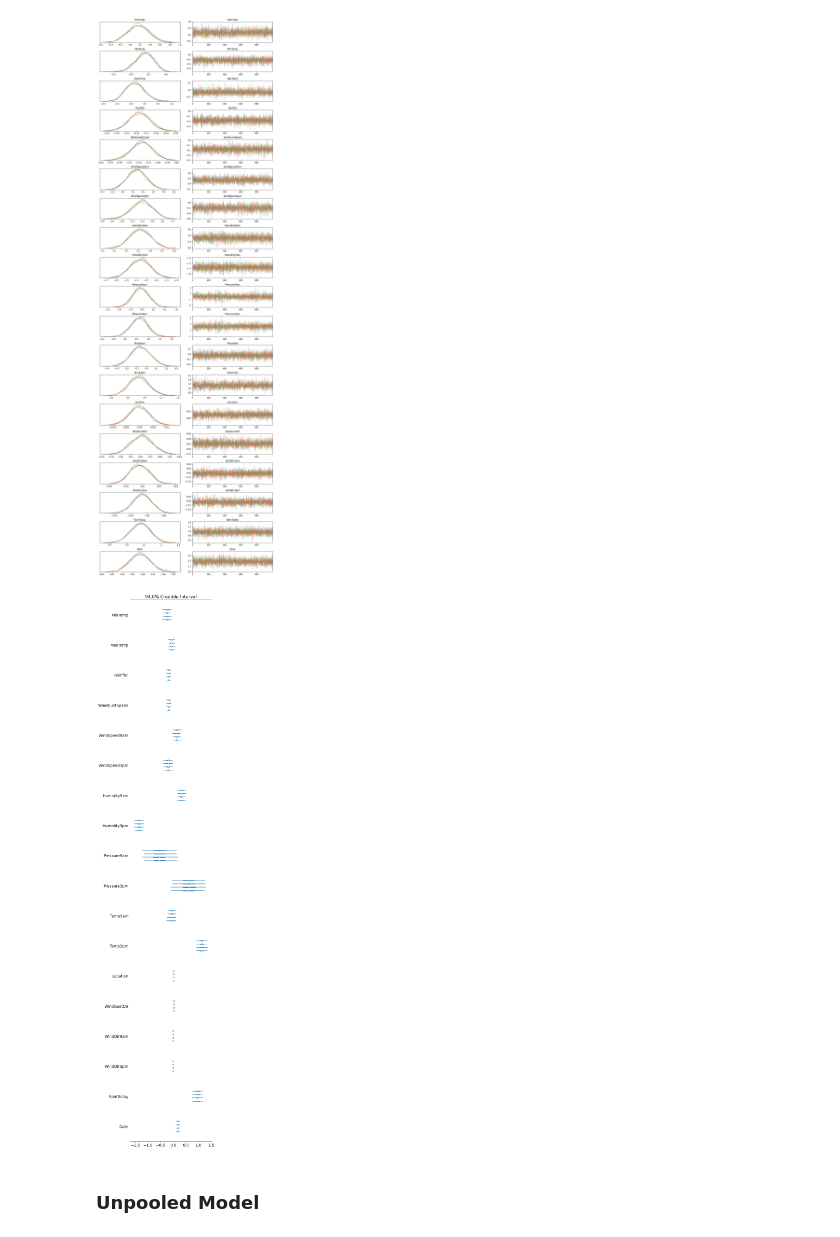
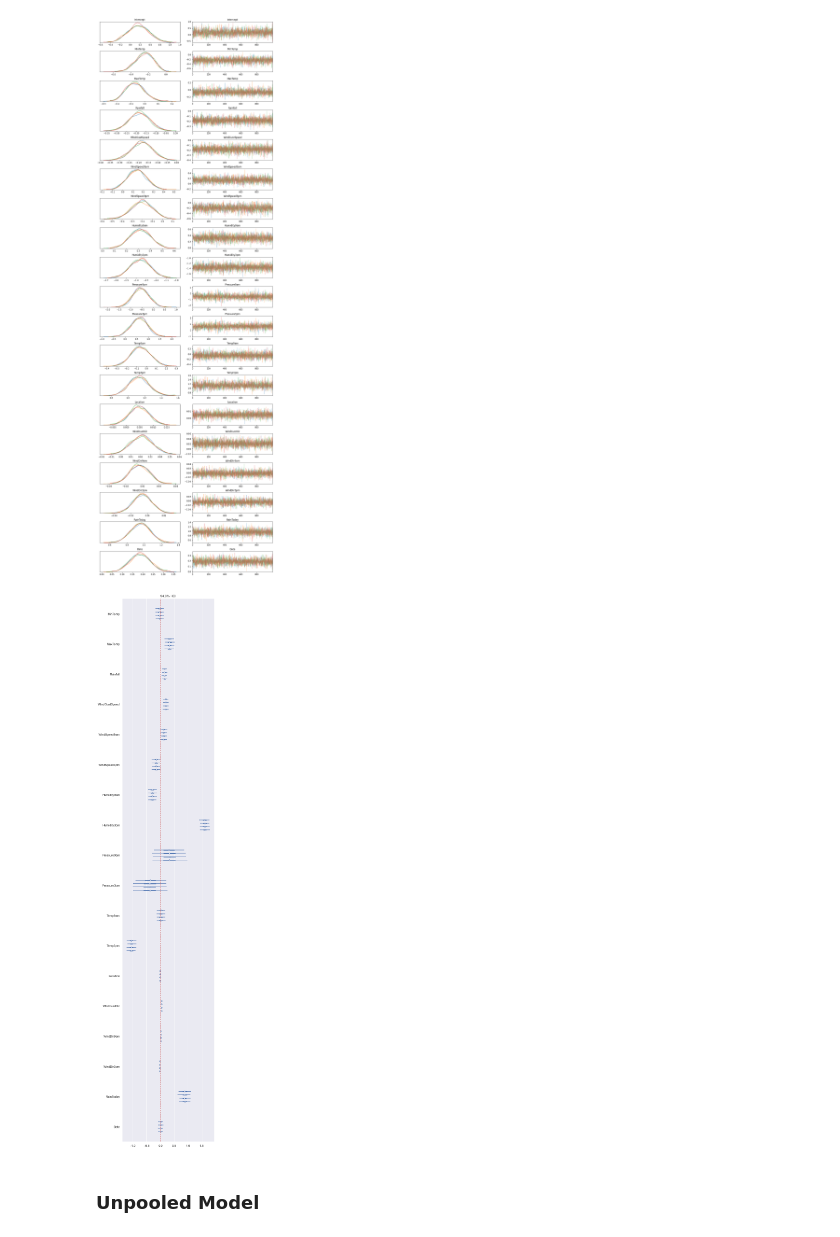
Before and after one commit to gauvand/TextSpamFiltering, a Jupyter notebook: Notebooks/WeatherAnalysis.ipynb, the cells around one changed output. Saved outputs shown, nothing was run; the diff lists cells and outputs as text; code cells hidden in the pictures.

Commit message:
added 0 vertical line for forest plot

```diff
--- a/Notebooks/WeatherAnalysis.ipynb
+++ b/Notebooks/WeatherAnalysis.ipynb
@@ -169,8 +157,10 @@ with pm.Model() as logistic_model:
 # %%
 with pm.Model() as logistic_model:
     az.plot_forest(trace, var_names="~Intercept")
+plt.axvline(0,color='r',linestyle='dashed')
+plt.show()
 # %% [output]
-[figure, old version]
+[figure, new version]
 # %% [markdown]
 ### Unpooled Model
 # %%
```
Also changed, not shown: parts of 9 cells of this notebook.
